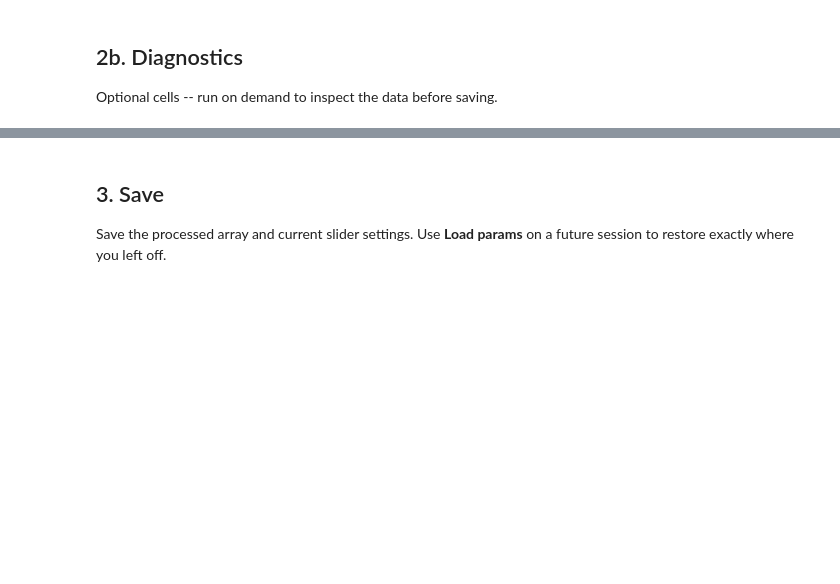
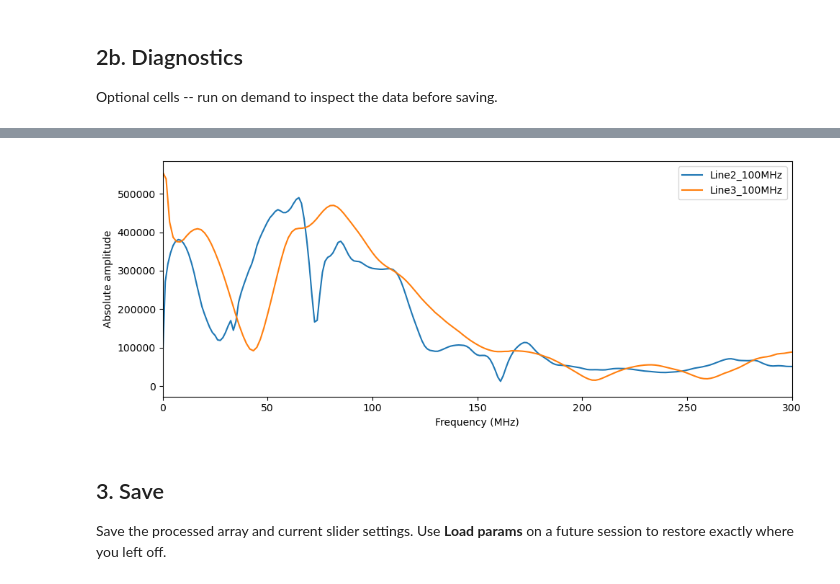
Before and after one commit to jjveenhof/LunarLeaperLanzarote, a Jupyter notebook: GPR/GPRProcessing.ipynb, the cells around one changed output, grey strips where cells are left out. Cells and saved outputs as stored; diff of their text form; code cells hidden in the pictures; blank space fills up the shorter version.

```diff
--- a/GPR/GPRProcessing.ipynb
+++ b/GPR/GPRProcessing.ipynb
@@ -515,3 +515,30 @@ plt.show()
+# %%
+import matplotlib.pyplot as plt
+
+# run this after loading each line, collect results manually
+# or load multiple npz files at once:
+
+lines = {
+    'Line2_100MHz': '../../Data/GPR/Stitched/Line2_100MHz_raw.npz',
+    'Line3_100MHz': '../../Data/GPR/Stitched/Line3_100MHz_raw.npz',  # adjust names
+}
+
+fig, ax = plt.subplots(figsize=(10, 4))
+for name, path in lines.items():
+    d = np.load(path)
+    trace = d['data']
+    dt = float(d['time_axis'][1] - d['time_axis'][0])
+    sp = np.abs(np.fft.rfft(np.mean(trace, axis=1)))
+    fr = np.fft.rfftfreq(trace.shape[0], d=dt) * 1000
+    ax.plot(fr, sp, label=name)
+ax.set_xlabel('Frequency (MHz)')
+ax.set_ylabel('Absolute amplitude')
+ax.set_xlim(0, 300)
+ax.legend()
+plt.tight_layout()
+plt.show()
+# %% [output]
+[figure, added]
 # %% [markdown]
 ## 3. Save
 Save the processed array and current slider settings. Use **Load params** on a future session to restore exactly where you left off.
```
Also changed, not shown: parts of 1 cell of this notebook, 4 other files.
